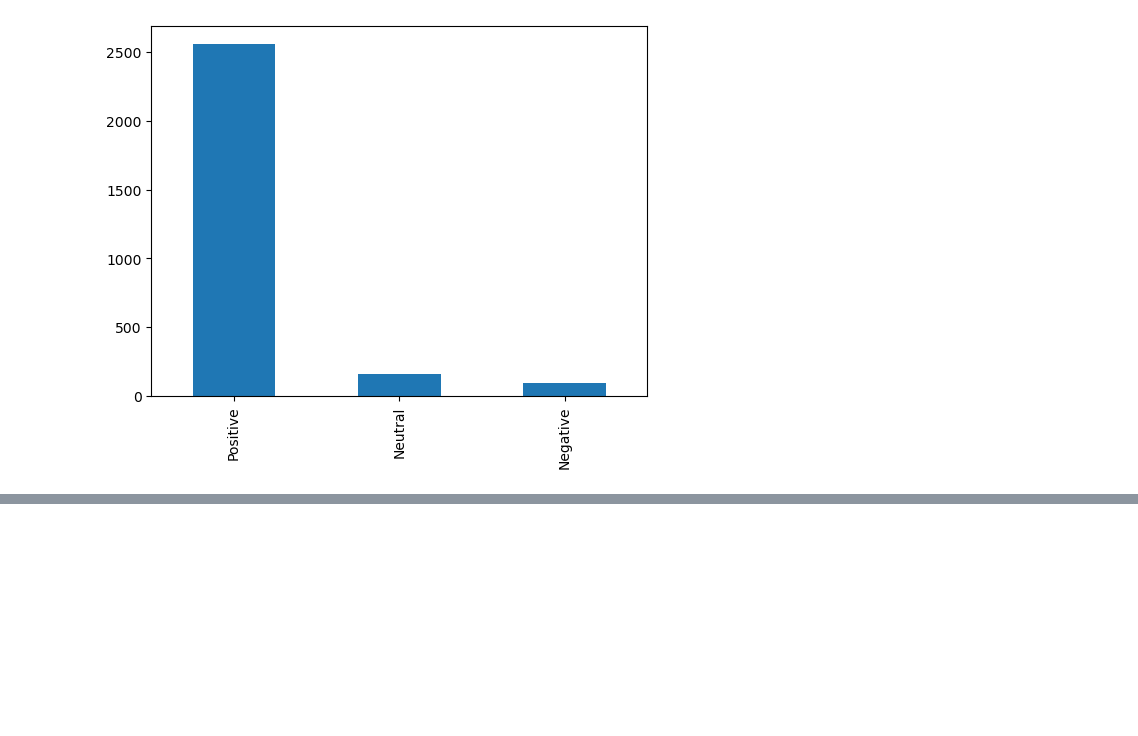
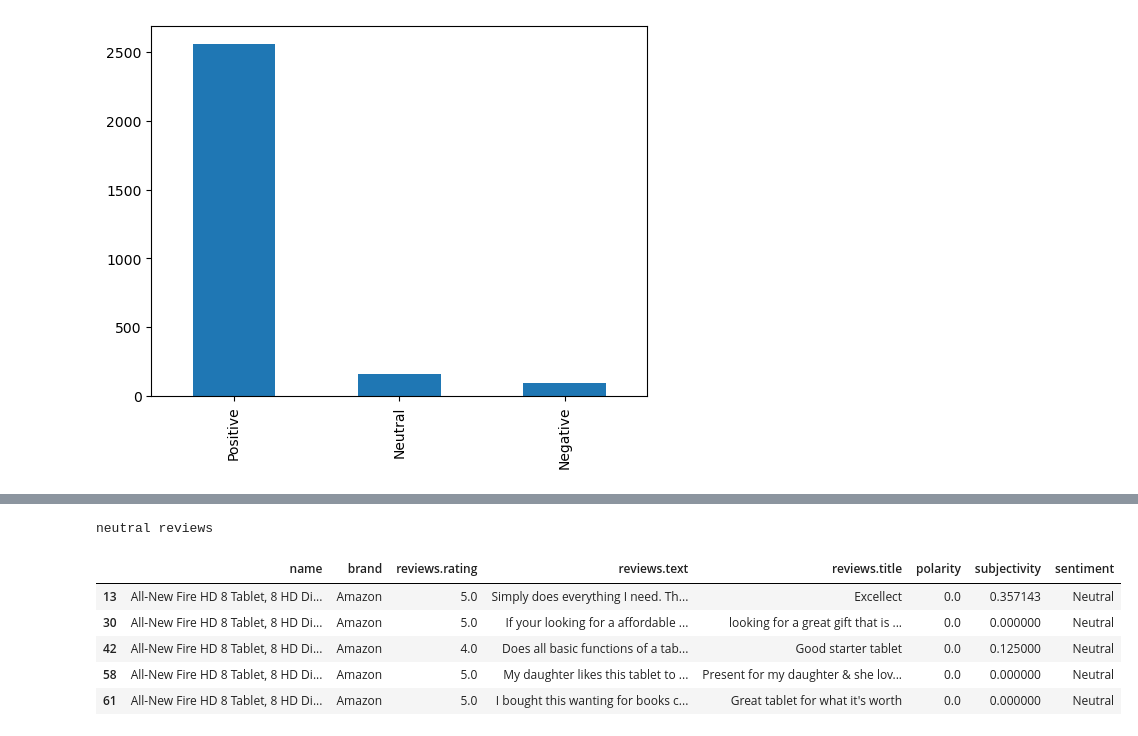
Before and after one commit to GDSC-IAU/Selection-Python, a Jupyter notebook: Project/SentimentAnalyzer.ipynb, the cells around one changed output, grey strips where cells are left out. Saved outputs shown, nothing was run; the diff lists cells and outputs as text; code cells hidden in the pictures; blank space fills up the shorter version.

```diff
--- a/Project/SentimentAnalyzer.ipynb
+++ b/Project/SentimentAnalyzer.ipynb
@@ -114,0 +125,11 @@ negative reviews
+# %%
+print("neutral reviews")
+product[product["sentiment"] =='Neutral'].head()
+# %% [output]
+neutral reviews
+|  | name | brand | reviews.rating | reviews.text | reviews.title | polarity | subjectivity | sentiment |
+| 13 | All-New Fire HD 8 Tablet, 8 HD Di... | Amazon | 5.0 | Simply does everything I need. Th... | Excellect | 0.0 | 0.357143 | Neutral |
+| 30 | All-New Fire HD 8 Tablet, 8 HD Di... | Amazon | 5.0 | If your looking for a affordable ... | looking for a great gift that is ... | 0.0 | 0.000000 | Neutral |
+| 42 | All-New Fire HD 8 Tablet, 8 HD Di... | Amazon | 4.0 | Does all basic functions of a tab... | Good starter tablet | 0.0 | 0.125000 | Neutral |
+| 58 | All-New Fire HD 8 Tablet, 8 HD Di... | Amazon | 5.0 | My daughter likes this tablet to ... | Present for my daughter & she lov... | 0.0 | 0.000000 | Neutral |
+| 61 | All-New Fire HD 8 Tablet, 8 HD Di... | Amazon | 5.0 | I bought this wanting for books c... | Great tablet for what it's worth | 0.0 | 0.000000 | Neutral |
```
Also changed, not shown: parts of 7 cells of this notebook.
